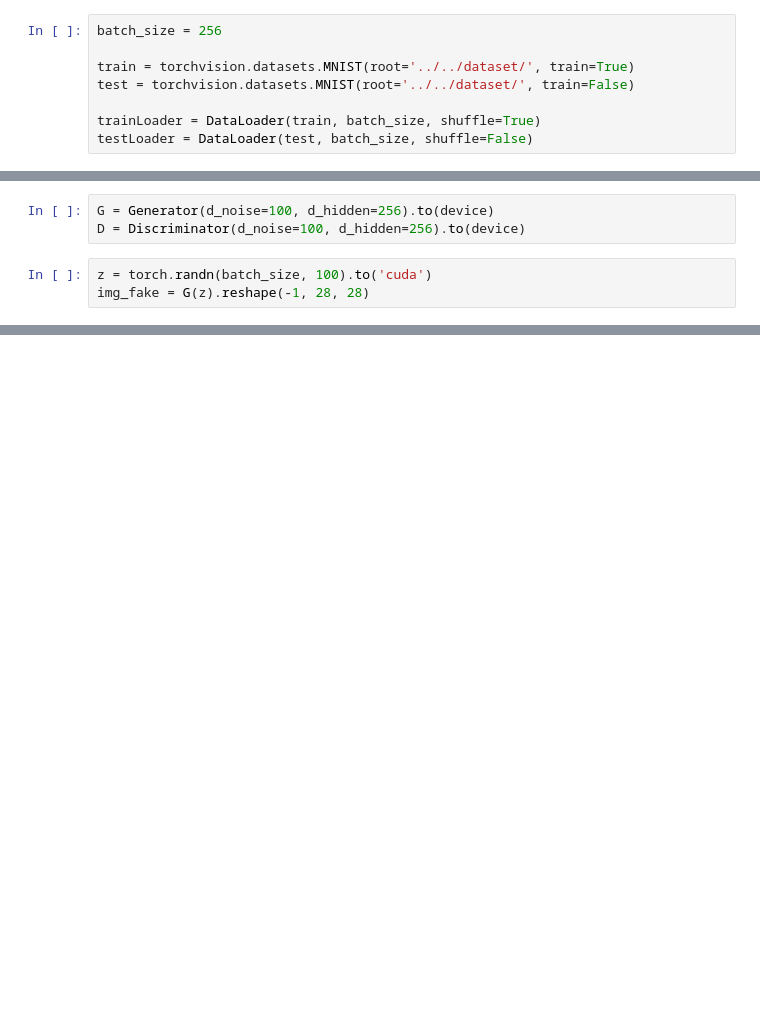
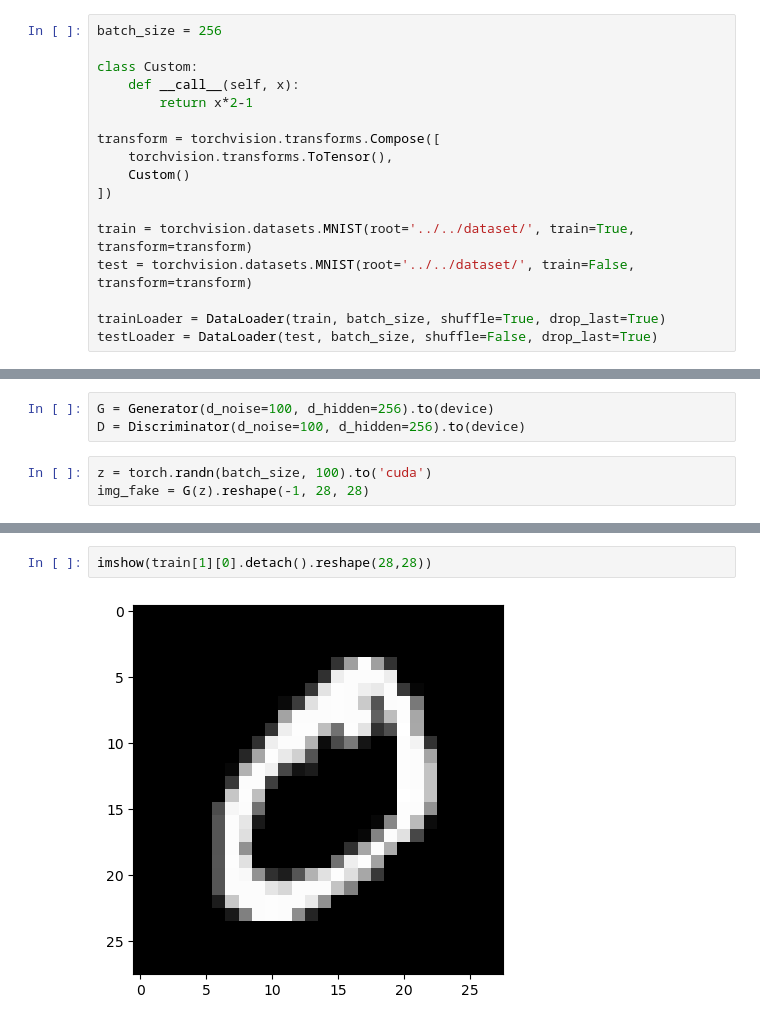
Before and after one commit to neoqp/deeplearn, a Jupyter notebook: notebook/GAN.ipynb, the cells around one changed output, grey strips where cells are left out. Cells and saved outputs as stored; diff of their text form; blank space fills up the shorter version.

```diff
--- a/notebook/GAN.ipynb
+++ b/notebook/GAN.ipynb
@@ -9,11 +9,20 @@ device = 'cuda'
 # %%
 batch_size = 256
 
-train = torchvision.datasets.MNIST(root='../../dataset/', train=True)
-test = torchvision.datasets.MNIST(root='../../dataset/', train=False)
+class Custom:
+    def __call__(self, x):
+        return x*2-1
 
-trainLoader = DataLoader(train, batch_size, shuffle=True)
-testLoader = DataLoader(test, batch_size, shuffle=False)
+transform = torchvision.transforms.Compose([
+    torchvision.transforms.ToTensor(),
+    Custom()
+])
+
+train = torchvision.datasets.MNIST(root='../../dataset/', train=True, transform=transform)
+test = torchvision.datasets.MNIST(root='../../dataset/', train=False, transform=transform)
+
+trainLoader = DataLoader(train, batch_size, shuffle=True, drop_last=True)
+testLoader = DataLoader(test, batch_size, shuffle=False, drop_last=True)
 # %%
 class Generator(nn.Module):
 	def __init__(self, d_noise, d_hidden):
@@ -73,0 +167,4 @@ imshow(img_fake[0].cpu())
+# %%
+imshow(train[1][0].detach().reshape(28,28))
+# %% [output]
+[figure, added]
```
Also changed, not shown: parts of 6 cells of this notebook, 2 other files.
